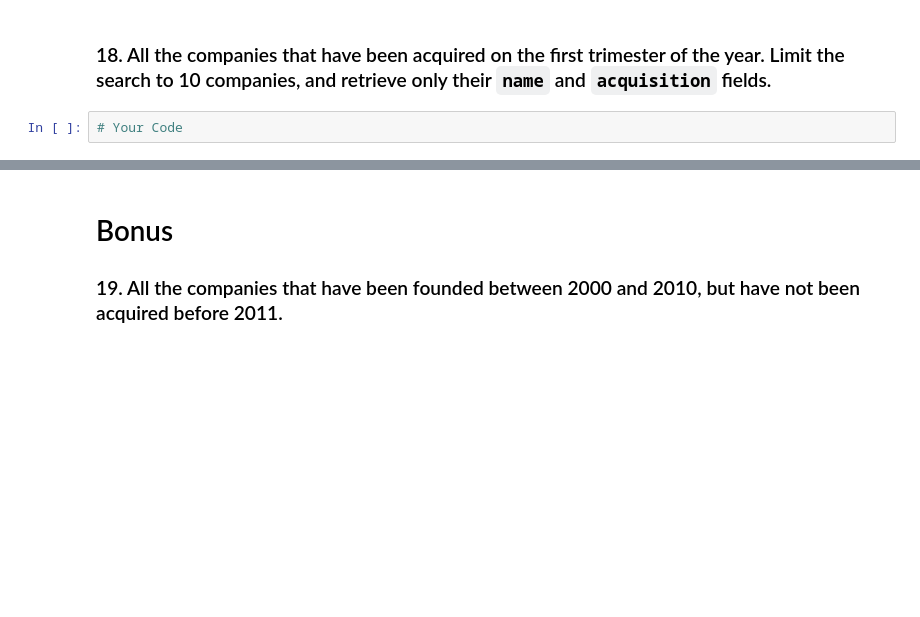
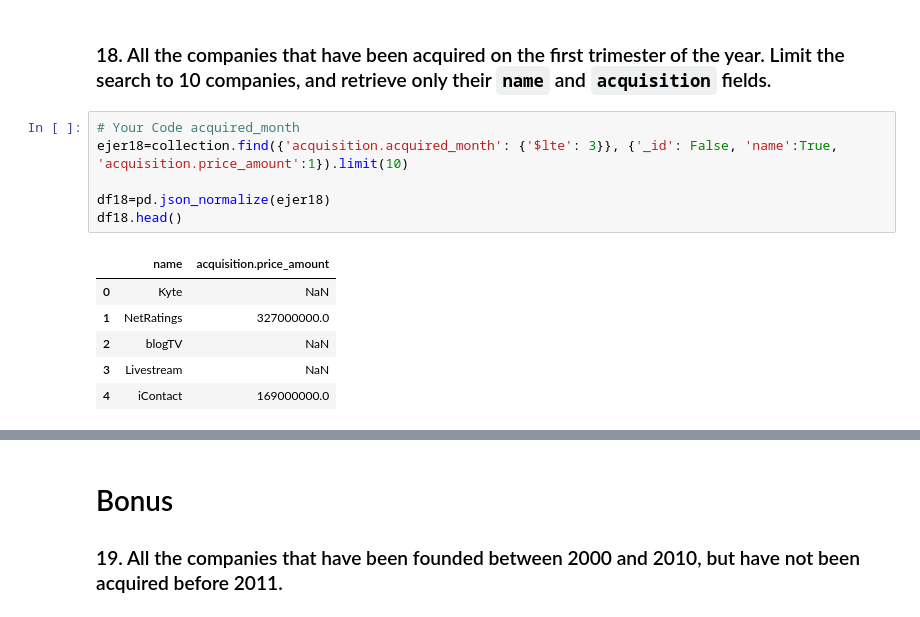
Before and after one commit to Ironhack-Data-Madrid-Mayo-2022/3.4-lab-mongo, a Jupyter notebook: your_code/main.ipynb, the cells around one changed output, grey strips where cells are left out. Saved outputs shown, nothing was run; the diff lists cells and outputs as text; blank space fills up the shorter version.

```diff
--- a/your_code/main.ipynb
+++ b/your_code/main.ipynb
@@ -231,4 +264,15 @@ df14.head()
 # %% [markdown]
 ### 18. All the companies that have been acquired on the first trimester of the year. Limit the search to 10 companies, and retrieve only their `name` and `acquisition` fields.
-# %%
-# Your Code
+# %%
+# Your Code acquired_month
+ejer18=collection.find({'acquisition.acquired_month': {'$lte': 3}}, {'_id': False, 'name':True, 'acquisition.price_amount':1}).limit(10)
+
+df18=pd.json_normalize(ejer18)
+df18.head()
+# %% [output]
+|  | name | acquisition.price_amount |
+| 0 | Kyte | NaN |
+| 1 | NetRatings | 327000000.0 |
+| 2 | blogTV | NaN |
+| 3 | Livestream | NaN |
+| 4 | iContact | 169000000.0 |
```
Also changed, not shown: parts of 9 cells of this notebook.
